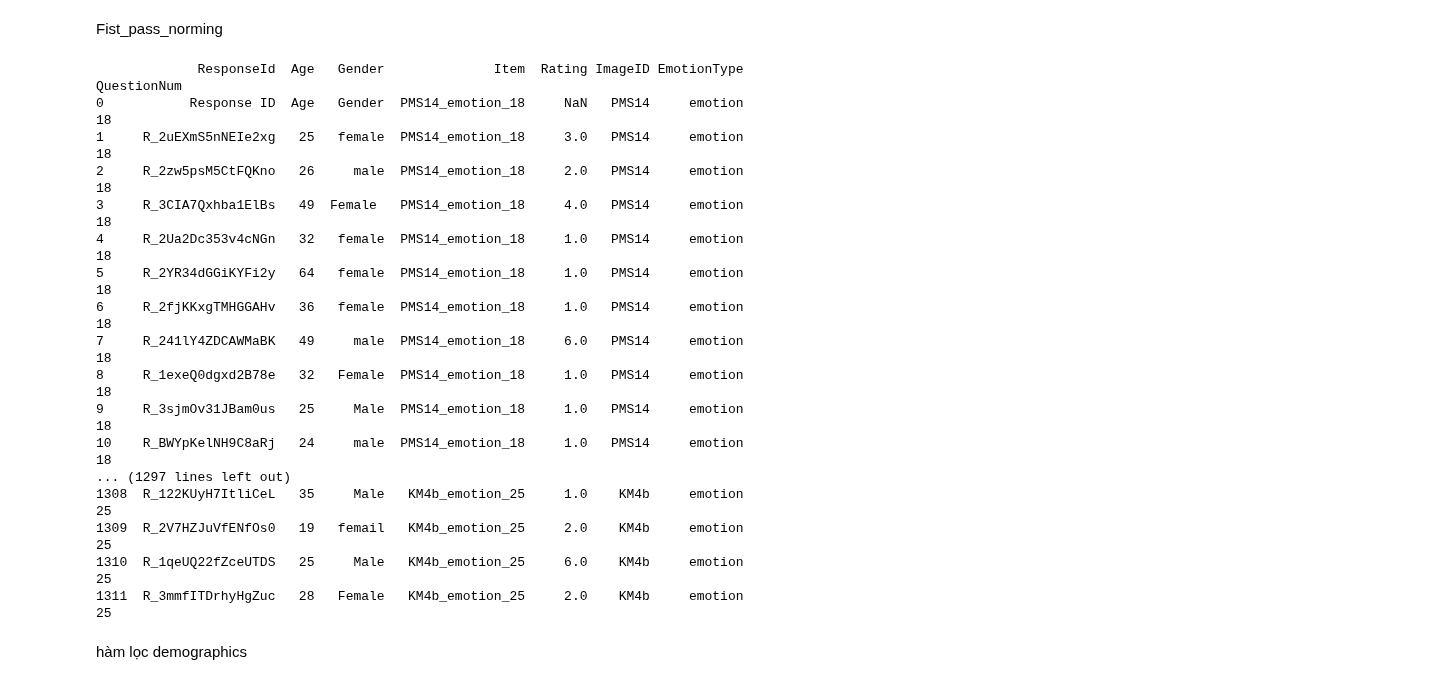
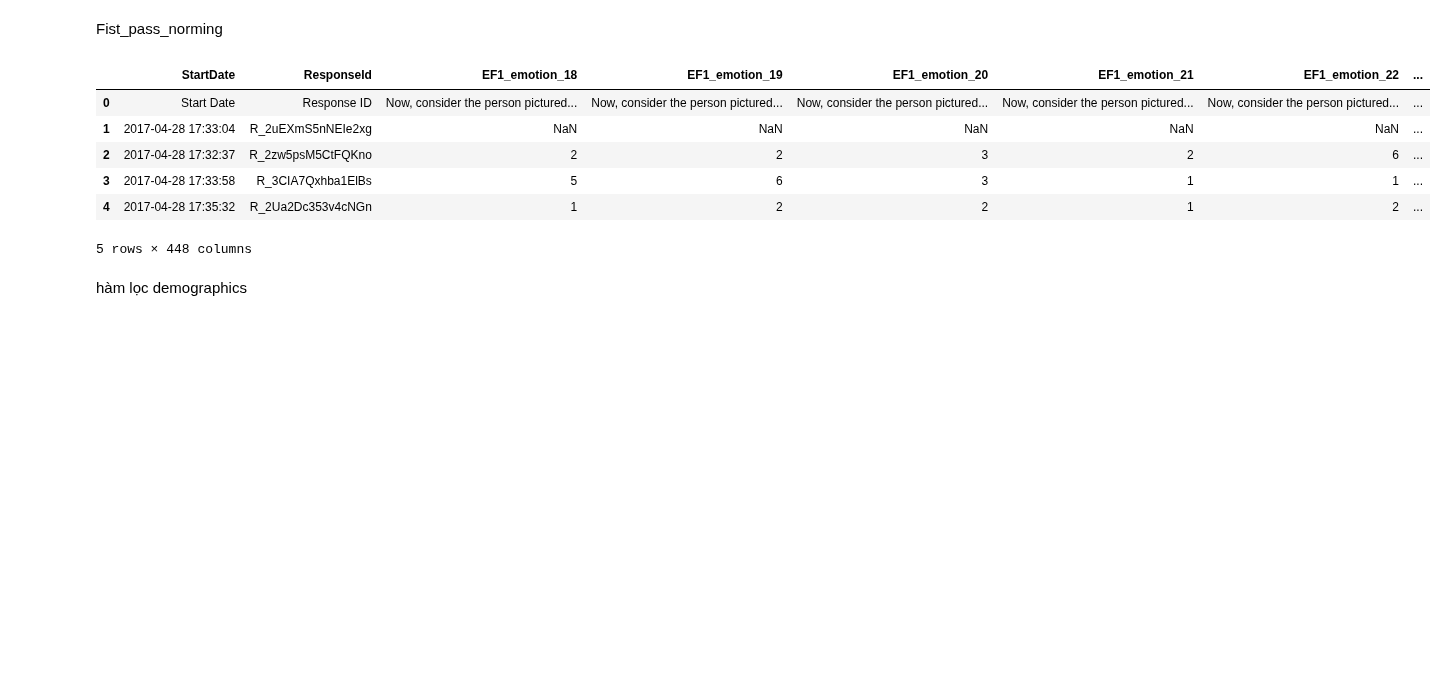
Before and after one commit to yuukun123/Python, a Jupyter notebook: Copy_of_Untitled0.ipynb, the cells around one changed output. Saved outputs shown, nothing was run; the diff lists cells and outputs as text; code cells hidden in the pictures; blank space fills up the shorter version.

```diff
--- a/Copy_of_Untitled0.ipynb
+++ b/Copy_of_Untitled0.ipynb
@@ -207,29 +181,20 @@ def clean_first_pass_norming(df):
 Fist_pass_norming
 # %%
 df_first = pd.read_excel(xls, sheet_name="FirstPassNorming")
-df_first = clean_first_pass_norming(df_first)
+# df_first = clean_first_pass_norming(df_first)
 
 
-print(df_first.to_string())
-# df_first.head()
+# print(df_first.to_string())
+# df_first.info()
+df_first.head()
 # %% [output]
+|  | StartDate | ResponseId | EF1_emotion_18 | EF1_emotion_19 | EF1_emotion_20 | EF1_emotion_21 | EF1_emotion_22 | ... |
+| 0 | Start Date | Response ID | Now, consider the person pictured... | Now, consider the person pictured... | Now, consider the person pictured... | Now, consider the person pictured... | Now, consider the person pictured... | ... |
+| 1 | 2017-04-28 17:33:04 | R_2uEXmS5nNEIe2xg | NaN | NaN | NaN | NaN | NaN | ... |
+| 2 | 2017-04-28 17:32:37 | R_2zw5psM5CtFQKno | 2 | 2 | 3 | 2 | 6 | ... |
+| 3 | 2017-04-28 17:33:58 | R_3CIA7Qxhba1ElBs | 5 | 6 | 3 | 1 | 1 | ... |
+| 4 | 2017-04-28 17:35:32 | R_2Ua2Dc353v4cNGn | 1 | 2 | 2 | 1 | 2 | ... |
-             ResponseId  Age   Gender              Item  Rating ImageID EmotionType  QuestionNum
-0           Response ID  Age   Gender  PMS14_emotion_18     NaN   PMS14     emotion           18
-1     R_2uEXmS5nNEIe2xg   25   female  PMS14_emotion_18     3.0   PMS14     emotion           18
-2     R_2zw5psM5CtFQKno   26     male  PMS14_emotion_18     2.0   PMS14     emotion           18
-3     R_3CIA7Qxhba1ElBs   49  Female   PMS14_emotion_18     4.0   PMS14     emotion           18
-4     R_2Ua2Dc353v4cNGn   32   female  PMS14_emotion_18     1.0   PMS14     emotion           18
-5     R_2YR34dGGiKYFi2y   64   female  PMS14_emotion_18     1.0   PMS14     emotion           18
-6     R_2fjKKxgTMHGGAHv   36   female  PMS14_emotion_18     1.0   PMS14     emotion           18
-7     R_241lY4ZDCAWMaBK   49     male  PMS14_emotion_18     6.0   PMS14     emotion           18
-8     R_1exeQ0dgxd2B78e   32   Female  PMS14_emotion_18     1.0   PMS14     emotion           18
-9     R_3sjmOv31JBam0us   25     Male  PMS14_emotion_18     1.0   PMS14     emotion           18
-10    R_BWYpKelNH9C8aRj   24     male  PMS14_emotion_18     1.0   PMS14     emotion           18
-... (1297 lines left out)
-1308  R_122KUyH7ItliCeL   35     Male   KM4b_emotion_25     1.0    KM4b     emotion           25
-1309  R_2V7HZJuVfENfOs0   19   femail   KM4b_emotion_25     2.0    KM4b     emotion           25
-1310  R_1qeUQ22fZceUTDS   25     Male   KM4b_emotion_25     6.0    KM4b     emotion           25
-1311  R_3mmfITDrhyHgZuc   28   Female   KM4b_emotion_25     2.0    KM4b     emotion           25
+5 rows × 448 columns
 # %% [markdown]
 hàm lọc demographics
 # %%
```
Also changed, not shown: parts of 5 cells of this notebook.
